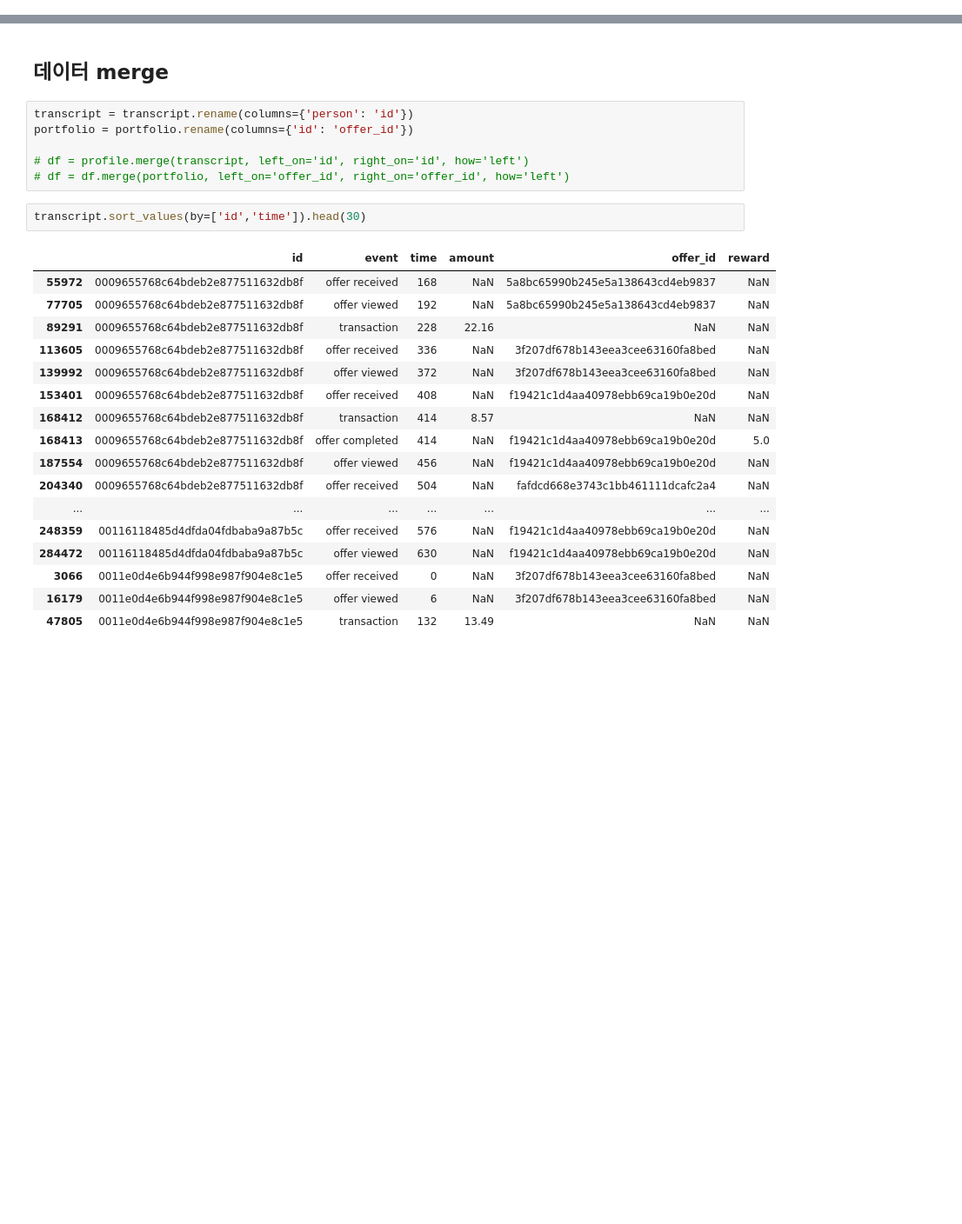
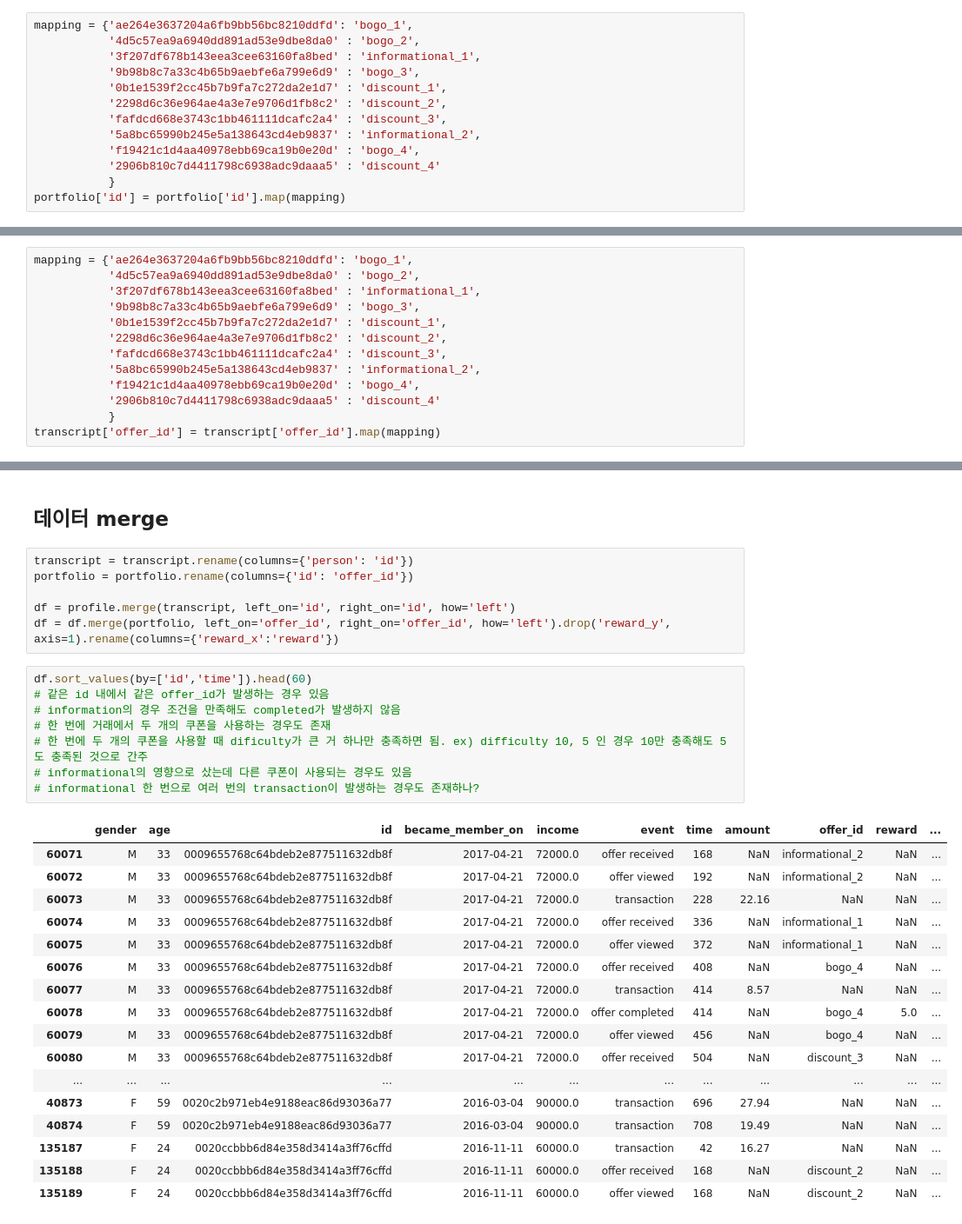
Before and after one commit to S-HNJN/Aiffel, a Jupyter notebook: starbucks/starbucks.ipynb, the cells around one changed output, grey strips where cells are left out. Shown at 87% size. Drawn from its saved outputs; the diff is of its cells as text; blank space fills up the shorter version.

```diff
--- a/starbucks/starbucks.ipynb
+++ b/starbucks/starbucks.ipynb
@@ -73,3 +78,16 @@ bogo             4
 discount         4
 informational    2
 Name: count, dtype: int64
+# %%
+mapping = {'ae264e3637204a6fb9bb56bc8210ddfd': 'bogo_1',
+           '4d5c57ea9a6940dd891ad53e9dbe8da0' : 'bogo_2',
+           '3f207df678b143eea3cee63160fa8bed' : 'informational_1',
+           '9b98b8c7a33c4b65b9aebfe6a799e6d9' : 'bogo_3',
+           '0b1e1539f2cc45b7b9fa7c272da2e1d7' : 'discount_1',
+           '2298d6c36e964ae4a3e7e9706d1fb8c2' : 'discount_2',
+           'fafdcd668e3743c1bb461111dcafc2a4' : 'discount_3',
+           '5a8bc65990b245e5a138643cd4eb9837' : 'informational_2',
+           'f19421c1d4aa40978ebb69ca19b0e20d' : 'bogo_4',
+           '2906b810c7d4411798c6938adc9daaa5' : 'discount_4'
+           }
+portfolio['id'] = portfolio['id'].map(mapping)
@@ -253,0 +270,13 @@ transcript.head()
+# %%
+mapping = {'ae264e3637204a6fb9bb56bc8210ddfd': 'bogo_1',
+           '4d5c57ea9a6940dd891ad53e9dbe8da0' : 'bogo_2',
+           '3f207df678b143eea3cee63160fa8bed' : 'informational_1',
+           '9b98b8c7a33c4b65b9aebfe6a799e6d9' : 'bogo_3',
+           '0b1e1539f2cc45b7b9fa7c272da2e1d7' : 'discount_1',
+           '2298d6c36e964ae4a3e7e9706d1fb8c2' : 'discount_2',
+           'fafdcd668e3743c1bb461111dcafc2a4' : 'discount_3',
+           '5a8bc65990b245e5a138643cd4eb9837' : 'informational_2',
+           'f19421c1d4aa40978ebb69ca19b0e20d' : 'bogo_4',
+           '2906b810c7d4411798c6938adc9daaa5' : 'discount_4'
+           }
+transcript['offer_id'] = transcript['offer_id'].map(mapping)
@@ -336,25 +373,31 @@ dtype: int64
 transcript = transcript.rename(columns={'person': 'id'})
 portfolio = portfolio.rename(columns={'id': 'offer_id'})
 
-# df = profile.merge(transcript, left_on='id', right_on='id', how='left')
-# df = df.merge(portfolio, left_on='offer_id', right_on='offer_id', how='left')
+df = profile.merge(transcript, left_on='id', right_on='id', how='left')
+df = df.merge(portfolio, left_on='offer_id', right_on='offer_id', how='left').drop('reward_y', axis=1).rename(columns={'reward_x':'reward'})
 # %%
-transcript.sort_values(by=['id','time']).head(30)
+df.sort_values(by=['id','time']).head(60)
+# 같은 id 내에서 같은 offer_id가 발생하는 경우 있음
+# information의 경우 조건을 만족해도 completed가 발생하지 않음
+# 한 번에 거래에서 두 개의 쿠폰을 사용하는 경우도 존재
+# 한 번에 두 개의 쿠폰을 사용할 때 dificulty가 큰 거 하나만 충족하면 됨. ex) difficulty 10, 5 인 경우 10만 충족해도 5도 충족된 것으로 간주
+# informational의 영향으로 샀는데 다른 쿠폰이 사용되는 경우도 있음
+# informational 한 번으로 여러 번의 transaction이 발생하는 경우도 존재하나?
 # %% [output]
-|  | id | event | time | amount | offer_id | reward |
-| 55972 | 0009655768c64bdeb2e877511632db8f | offer received | 168 | NaN | 5a8bc65990b245e5a138643cd4eb9837 | NaN |
-| 77705 | 0009655768c64bdeb2e877511632db8f | offer viewed | 192 | NaN | 5a8bc65990b245e5a138643cd4eb9837 | NaN |
-| 89291 | 0009655768c64bdeb2e877511632db8f | transaction | 228 | 22.16 | NaN | NaN |
-| 113605 | 0009655768c64bdeb2e877511632db8f | offer received | 336 | NaN | 3f207df678b143eea3cee63160fa8bed | NaN |
-| 139992 | 0009655768c64bdeb2e877511632db8f | offer viewed | 372 | NaN | 3f207df678b143eea3cee63160fa8bed | NaN |
-| 153401 | 0009655768c64bdeb2e877511632db8f | offer received | 408 | NaN | f19421c1d4aa40978ebb69ca19b0e20d | NaN |
-| 168412 | 0009655768c64bdeb2e877511632db8f | transaction | 414 | 8.57 | NaN | NaN |
-| 168413 | 0009655768c64bdeb2e877511632db8f | offer completed | 414 | NaN | f19421c1d4aa40978ebb69ca19b0e20d | 5.0 |
-| 187554 | 0009655768c64bdeb2e877511632db8f | offer viewed | 456 | NaN | f19421c1d4aa40978ebb69ca19b0e20d | NaN |
-| 204340 | 0009655768c64bdeb2e877511632db8f | offer received | 504 | NaN | fafdcd668e3743c1bb461111dcafc2a4 | NaN |
-| ... | ... | ... | ... | ... | ... | ... |
-| 248359 | 00116118485d4dfda04fdbaba9a87b5c | offer received | 576 | NaN | f19421c1d4aa40978ebb69ca19b0e20d | NaN |
-| 284472 | 00116118485d4dfda04fdbaba9a87b5c | offer viewed | 630 | NaN | f19421c1d4aa40978ebb69ca19b0e20d | NaN |
-| 3066 | 0011e0d4e6b944f998e987f904e8c1e5 | offer received | 0 | NaN | 3f207df678b143eea3cee63160fa8bed | NaN |
-| 16179 | 0011e0d4e6b944f998e987f904e8c1e5 | offer viewed | 6 | NaN | 3f207df678b143eea3cee63160fa8bed | NaN |
-| 47805 | 0011e0d4e6b944f998e987f904e8c1e5 | transaction | 132 | 13.49 | NaN | NaN |
+|  | gender | age | id | became_member_on | income | event | time | amount | offer_id | reward | ... |
+| 60071 | M | 33 | 0009655768c64bdeb2e877511632db8f | 2017-04-21 | 72000.0 | offer received | 168 | NaN | informational_2 | NaN | ... |
+| 60072 | M | 33 | 0009655768c64bdeb2e877511632db8f | 2017-04-21 | 72000.0 | offer viewed | 192 | NaN | informational_2 | NaN | ... |
+| 60073 | M | 33 | 0009655768c64bdeb2e877511632db8f | 2017-04-21 | 72000.0 | transaction | 228 | 22.16 | NaN | NaN | ... |
+| 60074 | M | 33 | 0009655768c64bdeb2e877511632db8f | 2017-04-21 | 72000.0 | offer received | 336 | NaN | informational_1 | NaN | ... |
+| 60075 | M | 33 | 0009655768c64bdeb2e877511632db8f | 2017-04-21 | 72000.0 | offer viewed | 372 | NaN | informational_1 | NaN | ... |
+| 60076 | M | 33 | 0009655768c64bdeb2e877511632db8f | 2017-04-21 | 72000.0 | offer received | 408 | NaN | bogo_4 | NaN | ... |
+| 60077 | M | 33 | 0009655768c64bdeb2e877511632db8f | 2017-04-21 | 72000.0 | transaction | 414 | 8.57 | NaN | NaN | ... |
+| 60078 | M | 33 | 0009655768c64bdeb2e877511632db8f | 2017-04-21 | 72000.0 | offer completed | 414 | NaN | bogo_4 | 5.0 | ... |
+| 60079 | M | 33 | 0009655768c64bdeb2e877511632db8f | 2017-04-21 | 72000.0 | offer viewed | 456 | NaN | bogo_4 | NaN | ... |
+| 60080 | M | 33 | 0009655768c64bdeb2e877511632db8f | 2017-04-21 | 72000.0 | offer received | 504 | NaN | discount_3 | NaN | ... |
+| ... | ... | ... | ... | ... | ... | ... | ... | ... | ... | ... | ... |
+| 40873 | F | 59 | 0020c2b971eb4e9188eac86d93036a77 | 2016-03-04 | 90000.0 | transaction | 696 | 27.94 | NaN | NaN | ... |
+| 40874 | F | 59 | 0020c2b971eb4e9188eac86d93036a77 | 2016-03-04 | 90000.0 | transaction | 708 | 19.49 | NaN | NaN | ... |
+| 135187 | F | 24 | 0020ccbbb6d84e358d3414a3ff76cffd | 2016-11-11 | 60000.0 | transaction | 42 | 16.27 | NaN | NaN | ... |
+| 135188 | F | 24 | 0020ccbbb6d84e358d3414a3ff76cffd | 2016-11-11 | 60000.0 | offer received | 168 | NaN | discount_2 | NaN | ... |
+| 135189 | F | 24 | 0020ccbbb6d84e358d3414a3ff76cffd | 2016-11-11 | 60000.0 | offer viewed | 168 | NaN | discount_2 | NaN | ... |
```
Also changed, not shown: parts of 27 cells of this notebook.
